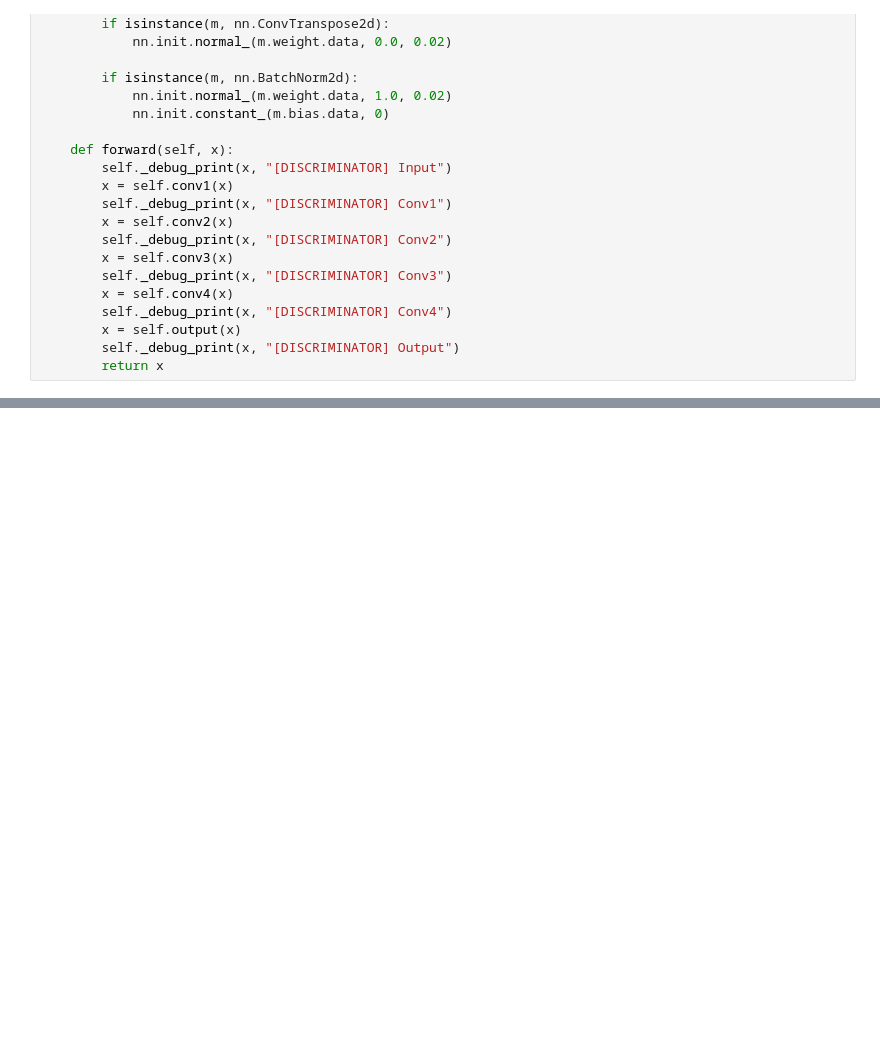
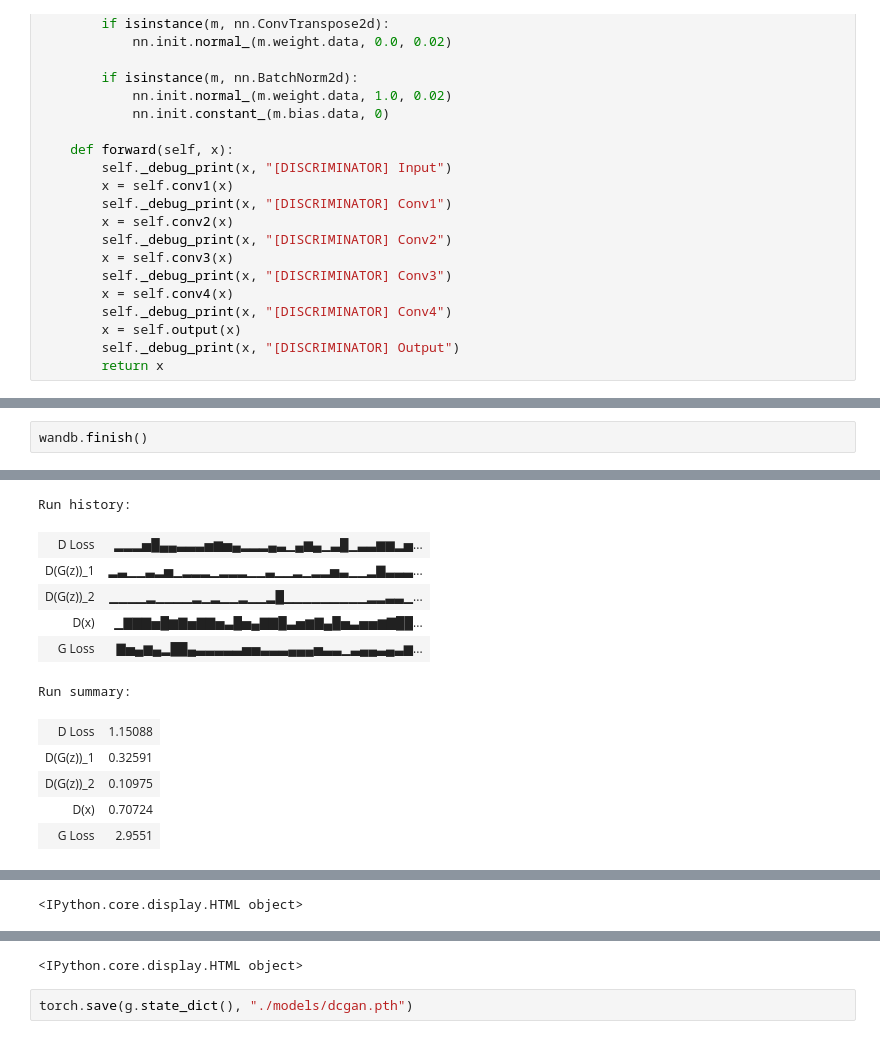
Before and after one commit to lakshyaag/Deep-Learning-From-Scratch, a Jupyter notebook: Generative Models/DCGAN/code.ipynb, the cells around one changed output, grey strips where cells are left out. Saved outputs shown, nothing was run; the diff lists cells and outputs as text; blank space fills up the shorter version.

Commit message:
feat: DCGAN

```diff
--- a/Generative Models/DCGAN/code.ipynb
+++ b/Generative Models/DCGAN/code.ipynb
@@ -443,0 +495,3 @@ plt.show()
+# %%
+wandb.finish()
+# %% [output]
@@ -443,0 +499,12 @@ plt.show()
+Run history:
+| D Loss | ▂▂▂▅█▄▄▃▃▃▅▆▅▄▂▂▂▄▃▁▄▆▄▁▃█▁▃▃▆▆▂▅... |
+| D(G(z))_1 | ▂▃▁▁▃▂▅▁▂▂▂▁▂▂▂▁▁▃▁▁▂▁▂▂▅▃▁▁▂▇▃▃▃... |
+| D(G(z))_2 | ▁▁▁▁▂▁▁▁▁▂▁▂▁▁▂▁▁▂█▁▁▁▁▁▁▁▁▁▂▂▃▃▁... |
+| D(x) | ▁▇▇▇▅█▆▇▅▇▇▅▃█▅▄▇▇█▃▅▆▇▄█▅▃▅▅▆▇██... |
+| G Loss | ▇▅▄▆▄▂██▄▃▃▃▃▃▅▅▃▃▃▄▄▄▅▃▃▁▃▄▄▃▄▃▆... |
+Run summary:
+| D Loss | 1.15088 |
+| D(G(z))_1 | 0.32591 |
+| D(G(z))_2 | 0.10975 |
+| D(x) | 0.70724 |
+| G Loss | 2.9551 |
@@ -443,0 +512 @@ plt.show()
+<IPython.core.display.HTML object>
@@ -443,0 +514,3 @@ plt.show()
+<IPython.core.display.HTML object>
+# %%
+torch.save(g.state_dict(), "./models/dcgan.pth")
```
Also changed, not shown: parts of 11 cells of this notebook.
